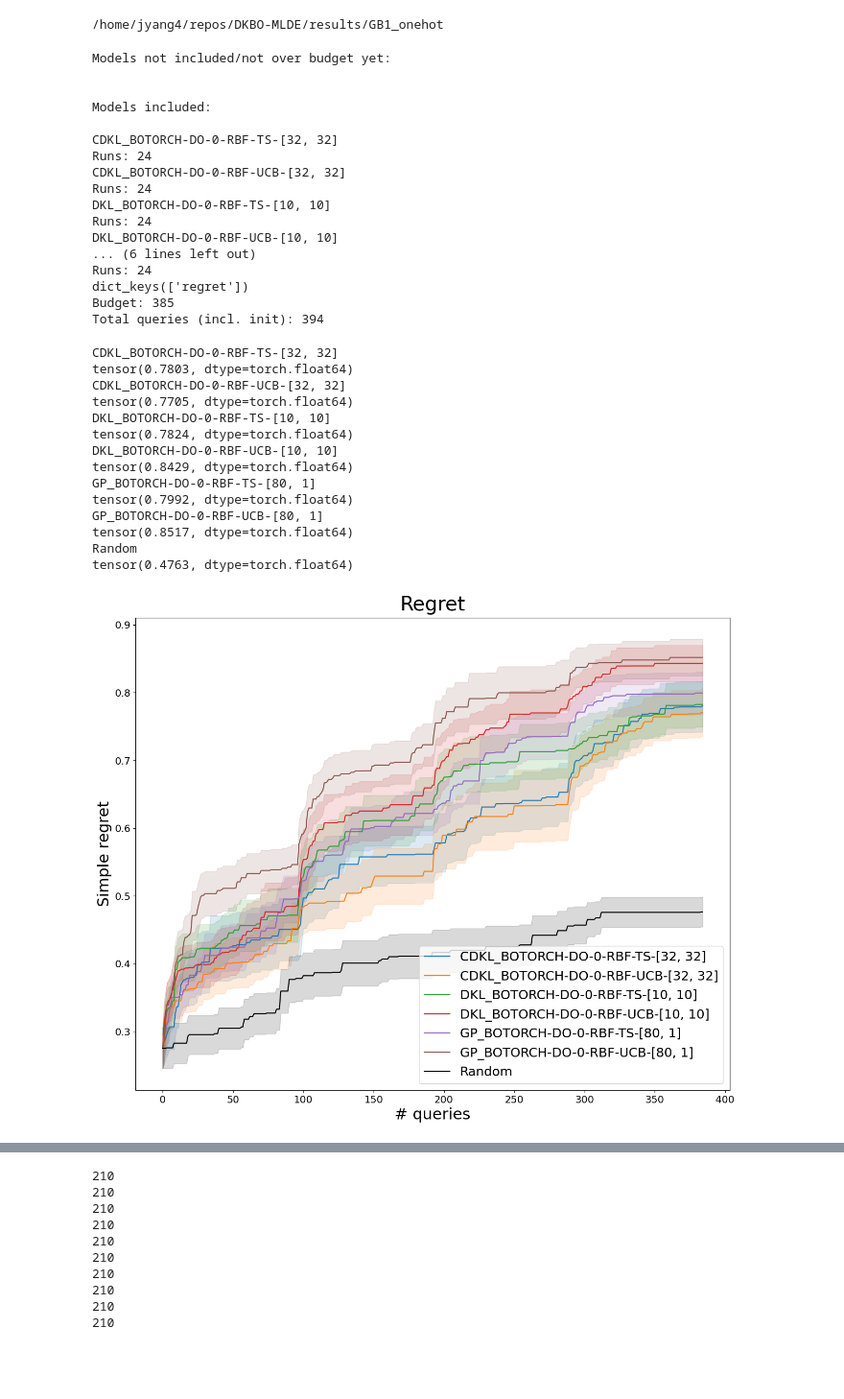
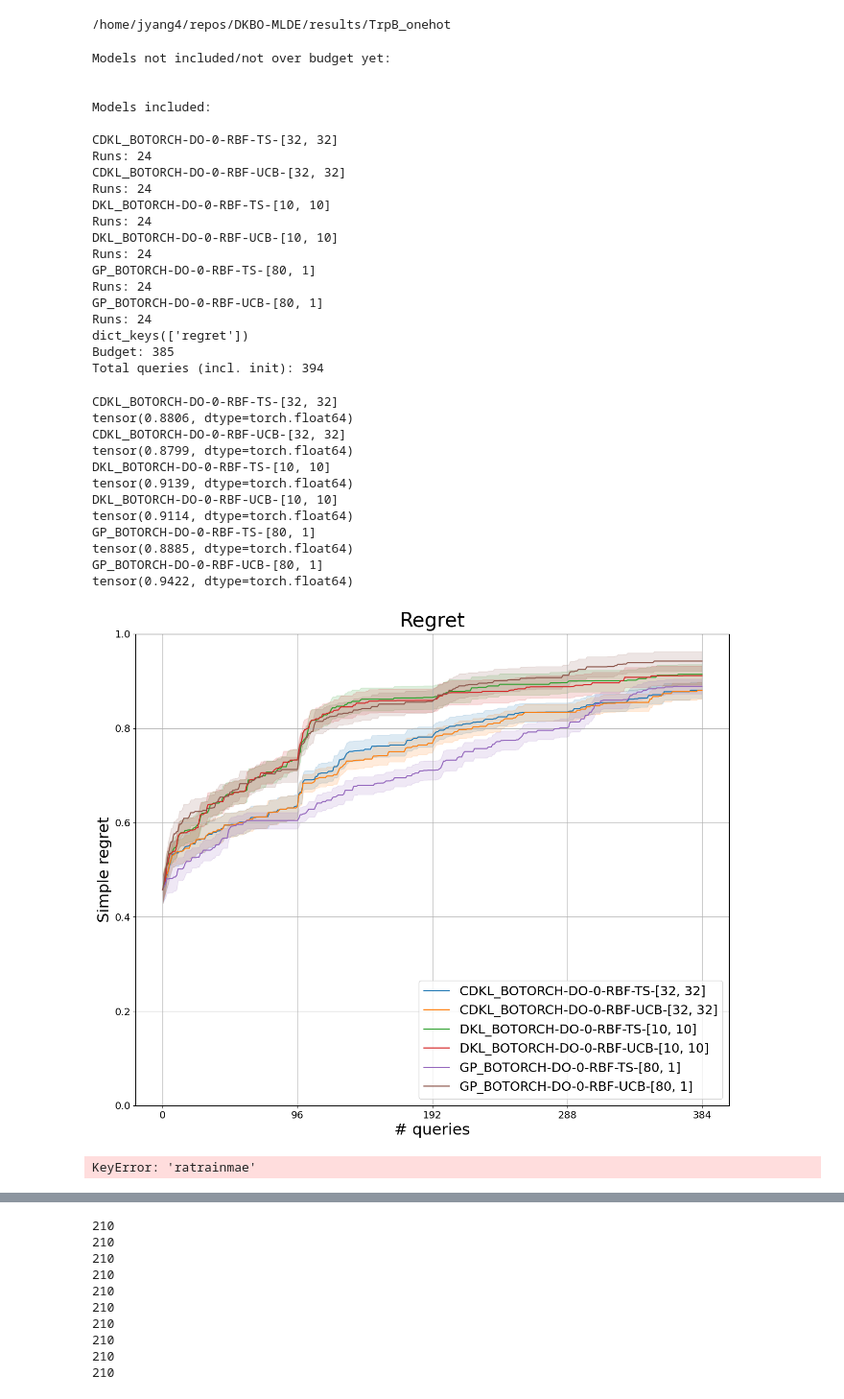
Before and after one commit to jsunn-y/ALDE, a Jupyter notebook: load_and_plot.ipynb, the cells around one changed output, grey strips where cells are left out. Shown at 96% size. Drawn from its saved outputs; the diff is of its cells as text; code cells hidden in the pictures; blank space fills up the shorter version.

```diff
--- a/load_and_plot.ipynb
+++ b/load_and_plot.ipynb
@@ -34,10 +34,10 @@ from matplotlib import pyplot as plt
 #subdir = '/scratch/ml/jbowden/paper_sandbox/paper2022/DK-BO/botorch/test/results/paper_2022/botorch/comp_botorch_gb1_redo'
 # subdir = '/scratch/ml/jbowden/paper_sandbox/paper2022/DK-BO/botorch/test/results/paper_2022/botorch/combgb1'
 
-subdir = '/home/jyang4/repos/DKBO-MLDE/results/GB1_onehot'
+subdir = '/home/jyang4/repos/DKBO-MLDE/results/TrpB_onehot'
 print(subdir)
 # %% [output]
-/home/jyang4/repos/DKBO-MLDE/results/GB1_onehot
+/home/jyang4/repos/DKBO-MLDE/results/TrpB_onehot
 # %%
 # for tensor in tensors:
 # #     if 'EGrbf' in tensor or 'TSrbf' in tensor or 'EGlin' in tensor:
@@ -48,18 +48,37 @@ print(subdir)
 #         continue
 # %%
 tensors = sorted(glob.glob(subdir + '/*regret*.pt'))
+
+
 # print(tensors)
 # [print(t.split('/')[-1].split('regret')[0]) for t in tensors if 'regret' in t]
 # name : (dtype:tensor)
 tests = {}
 # assuming not getting models out
 print('Models not included/not over budget yet:\n')
+
+baseline_results = []
 for tensor in tensors:
     num = int(tensor.split('regret')[0].split('_')[-1])
+    if "MLDE-oneround" in tensor:
+        if 'regret' in tensor:
+            data= torch.load(tensor)
+            baseline_results.append(1 - data[0, -1].item())
+        continue
+
     if num > 24:
         continue
+
+    if "MLDE" in tensor:
+        pass
+    if "BOTORCH" not in tensor:
+        continue
+
+    # if not ("DKL" in tensor and "UCB" in tensor):
+    #     continue
     # if 'TS' in tensor: # skip these ones
     #     continue
+
 #     if '_1' not in tensor:
 #         continue
 #     if 'EGrbf' in tensor or 'TSrbf' in tensor or 'EGlin' in tensor:
@@ -176,7 +195,10 @@ Runs: 24
 DKL_BOTORCH-DO-0-RBF-TS-[10, 10]
 Runs: 24
 DKL_BOTORCH-DO-0-RBF-UCB-[10, 10]
-... (6 lines left out)
+Runs: 24
+GP_BOTORCH-DO-0-RBF-TS-[80, 1]
+Runs: 24
+GP_BOTORCH-DO-0-RBF-UCB-[80, 1]
 Runs: 24
 dict_keys(['regret'])
 Budget: 385
@@ -217,42 +239,46 @@ def plot_regret(tests, budget, randregret=None):
             mean = mean[:budget]
             sem = sem[:budget]
         if 'Random' in name:
             p = plt.plot(queries, mean, color='black', label=name)
             plt.fill_between(queries, mean - sem, mean + sem, color='black', alpha=.15)
         else:
             p = plt.plot(queries, mean, label=name)
             plt.fill_between(queries, mean - sem, mean + sem, color=p[-1].get_color(), alpha=.15)
         print(mean[-1])
 #     plt.rcParams.update({'font.size': 22})
+    plt.axhline(y = np.mean(baseline_results), color = 'k', linestyle = '--')
+    plt.xticks(np.arange(0, 480 + 96, 96))
+    plt.ylim([0, 1])
+    plt.plot()
+    plt.grid()
+
     plt.rc('xtick', labelsize=14)
     plt.rc('ytick', labelsize=14)
     plt.ylabel('Simple regret', fontsize=22)
     plt.xlabel('# queries', fontsize=22)
     plt.legend(loc='lower right', fontsize=18)
 #     plt.title('Regret: GB1', pad=10, fontsize=28)
     plt.title('Regret', pad=10, fontsize=28)
 #     plt.yscale('log')
     plt.show()
 
 %matplotlib inline
 # skip objective
 plot_regret(batch['regret'], budget, randregret=None)
 # %% [output]
 CDKL_BOTORCH-DO-0-RBF-TS-[32, 32]
-tensor(0.7803, dtype=torch.float64)
+tensor(0.8806, dtype=torch.float64)
 CDKL_BOTORCH-DO-0-RBF-UCB-[32, 32]
-tensor(0.7705, dtype=torch.float64)
+tensor(0.8799, dtype=torch.float64)
 DKL_BOTORCH-DO-0-RBF-TS-[10, 10]
-tensor(0.7824, dtype=torch.float64)
+tensor(0.9139, dtype=torch.float64)
 DKL_BOTORCH-DO-0-RBF-UCB-[10, 10]
-tensor(0.8429, dtype=torch.float64)
+tensor(0.9114, dtype=torch.float64)
 GP_BOTORCH-DO-0-RBF-TS-[80, 1]
-tensor(0.7992, dtype=torch.float64)
+tensor(0.8885, dtype=torch.float64)
 GP_BOTORCH-DO-0-RBF-UCB-[80, 1]
-tensor(0.8517, dtype=torch.float64)
-Random
-tensor(0.4763, dtype=torch.float64)
+tensor(0.9422, dtype=torch.float64)
-[figure, old version]
+[figure, new version]
 # %%
 def plot_mae(train, budget, test=None):
     '''Pass in list of bo objects and labels.'''
@@ -301,7 +327,9 @@ def plot_mae(train, budget, test=None):
 
 %matplotlib inline
 # skip objective
-# plot_mae(batch['ratrainmae'], budget, test=batch['ratestmae'])
+#plot_mae(batch['ratrainmae'], budget, test=batch['ratestmae'])
+# %% [output]
+KeyError: 'ratrainmae'
 # %%
 def batch_distances(x, batch_size):
     ind = 0
```
Also changed, not shown: 13 other files.
